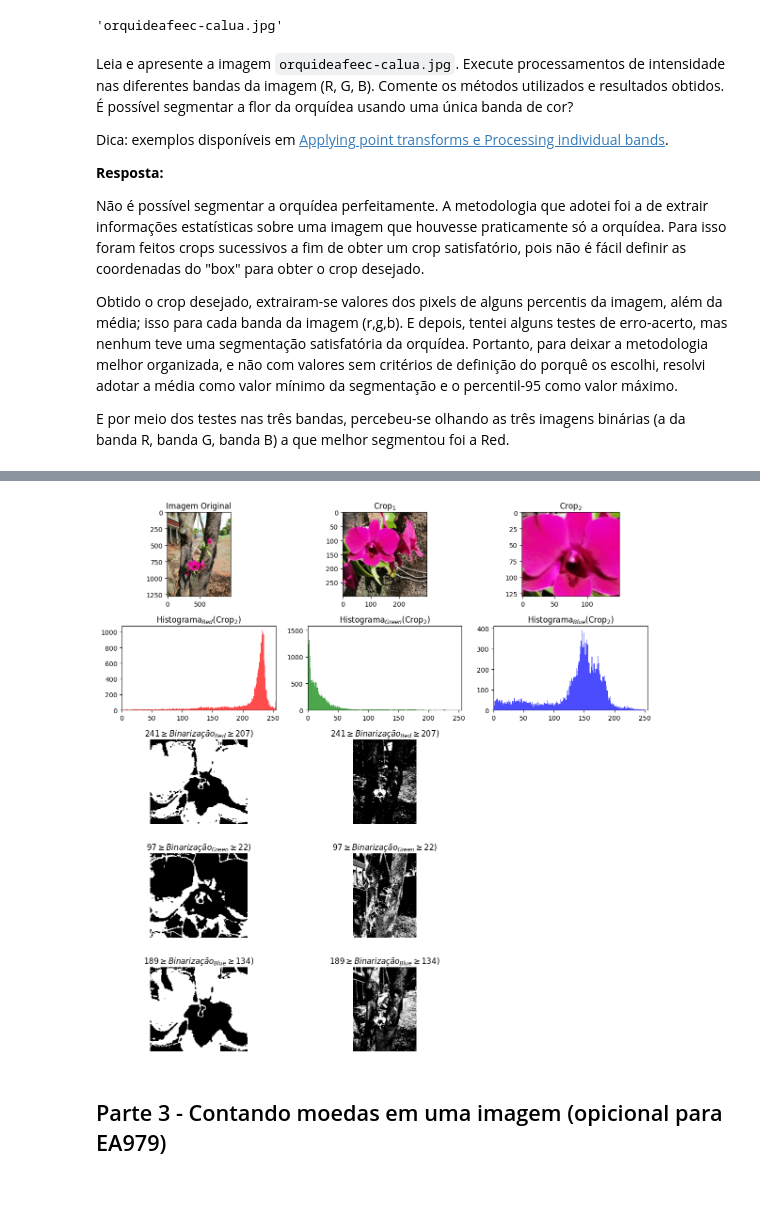
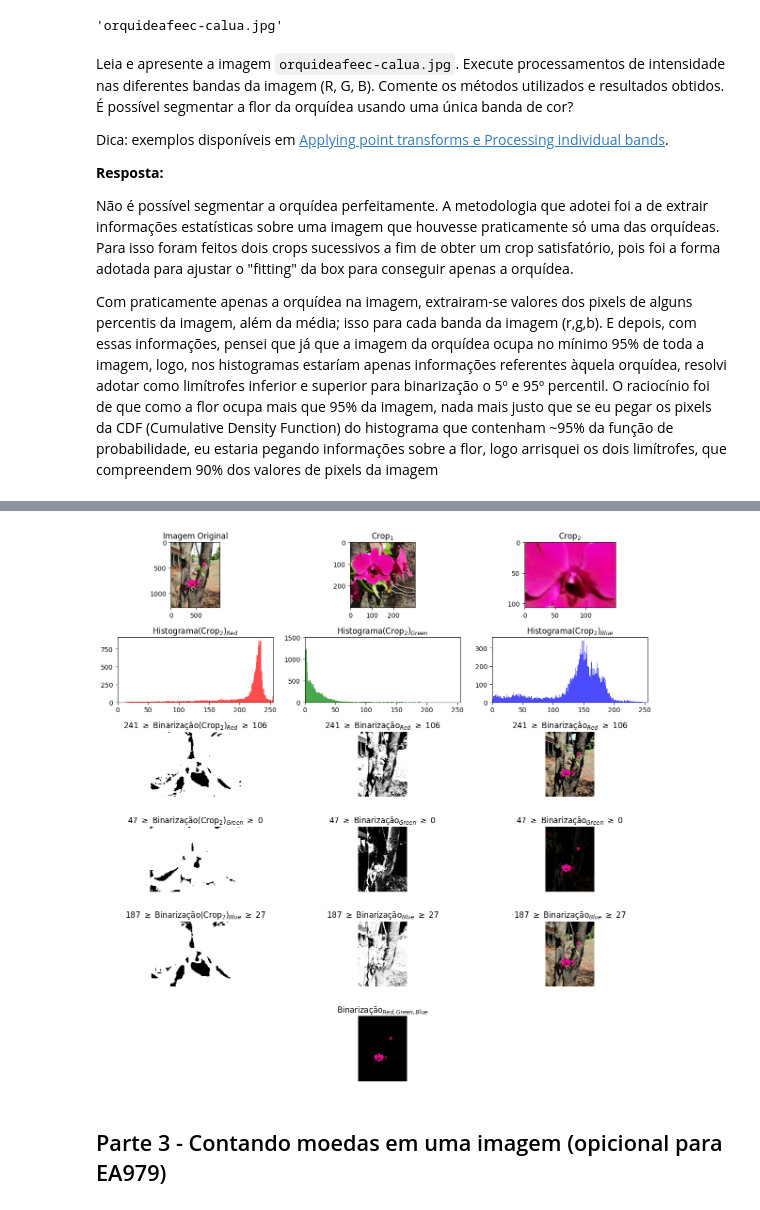
Before and after one commit to UNICAMP-EA979/2026s1-pi03-transforma-ointensidade-BrendonPeres, a Jupyter notebook: Atividade.ipynb, the cells around one changed output, grey strips where cells are left out. Drawn from its saved outputs; the diff is of its cells as text; code cells hidden in the pictures.

```diff
--- a/Atividade.ipynb
+++ b/Atividade.ipynb
@@ -272,13 +272,11 @@ Dica: exemplos disponíveis em [Applying point transforms e Processing individua
 
 **Resposta:**
 
-Não é possível segmentar a orquídea perfeitamente. A metodologia que adotei foi a de extrair informações estatísticas sobre uma imagem que houvesse praticamente só a orquídea. Para isso foram feitos crops sucessivos a fim de obter um crop satisfatório, pois não é fácil definir as coordenadas do "box" para obter o crop desejado.
+Não é possível segmentar a orquídea perfeitamente. A metodologia que adotei foi a de extrair informações estatísticas sobre uma imagem que houvesse praticamente só uma das orquídeas. Para isso foram feitos dois crops sucessivos a fim de obter um crop satisfatório, pois foi a forma adotada para ajustar o "fitting" da box para conseguir apenas a orquídea.
 
-Obtido o crop desejado, extrairam-se valores dos pixels de alguns percentis da imagem, além da média; isso para cada banda da imagem (r,g,b). E depois, tentei alguns testes de erro-acerto, mas nenhum teve uma segmentação satisfatória da orquídea. Portanto, para deixar a metodologia melhor organizada, e não com valores sem critérios de definição do porquê os escolhi, resolvi adotar a média como valor mínimo da segmentação e o percentil-95 como valor máximo.
-
-E por meio dos testes nas três bandas, percebeu-se olhando as três imagens binárias (a da banda R, banda G, banda B) a que melhor segmentou foi a Red.
+Com praticamente apenas a orquídea na imagem, extrairam-se valores dos pixels de alguns percentis da imagem, além da média; isso para cada banda da imagem (r,g,b). E depois, com essas informações, pensei que já que a imagem da orquídea ocupa no mínimo 95% de toda a imagem, logo, nos histogramas estaríam apenas informações referentes àquela orquídea, resolvi adotar como limítrofes inferior e superior para binarização o 5º e 95º percentil. O raciocínio foi de que como a flor ocupa mais que 95% da imagem, nada mais justo que se eu pegar os pixels da CDF (Cumulative Density Function) do histograma que contenham ~95% da função de probabilidade, eu estaria pegando informações sobre a flor, logo arrisquei os dois limítrofes, que compreendem 90% dos valores de pixels da imagem
 # %%
-fig, axes = plt.subplots(5, 3, figsize=(12, 12))
+fig, axes = plt.subplots(6, 3, figsize=(12, 12))
 
 caminho_img = './orquideafeec-calua.jpg'
 
@@ -289,38 +287,41 @@ f1 = Image.open(caminho_img).crop((300, 700, 600, 1000))
 axes[0,1].imshow(f1)
 axes[0,1].set_title(r'Crop$_1$')
 
-f2 = f1.crop((25, 50, 175, 180))
+f2 = f1.crop((26, 60, 175, 167))
 axes[0,2].imshow(f2)
 axes[0,2].set_title(r'Crop$_2$')
 
 f_np = np.array(f2)
 
 axes[1,0].hist(f_np[:,:,0].ravel(), bins=256, range=(0, 255), color='red', alpha=0.7)
-axes[1,0].set_title(r'Histograma$_{Red}$(Crop$_2$)')
+axes[1,0].set_title(r'Histograma(Crop$_2$)$_{Red}$')
 axes[1,0].set_xlim(0, 255)
 
 axes[1,1].hist(f_np[:,:,1].ravel(), bins=256, range=(0, 255), color='green', alpha=0.7)
-axes[1,1].set_title(r'Histograma$_{Green}$(Crop$_2$)')
+axes[1,1].set_title(r'Histograma(Crop$_2$)$_{Green}$')
 axes[1,1].set_xlim(0, 255)
 
 axes[1,2].hist(f_np[:,:,2].ravel(), bins=256, range=(0, 255), color='blue', alpha=0.7)
-axes[1,2].set_title(r'Histograma$_{Blue}$(Crop$_2$)')
+axes[1,2].set_title(r'Histograma(Crop$_2$)$_{Blue}$')
 axes[1,2].set_xlim(0, 255)
 
 
 print(f"Média do canal R: {np.mean(f_np[:,:,0])}")
+print(f"5º Percentil do canal R: {np.percentile(f_np[:,:,0], 5)}")
 print(f"25º Percentil do canal R: {np.percentile(f_np[:,:,0], 25)}")
 print(f"50º Percentil do canal R: {np.median(f_np[:,:,0])}")
 print(f"75º Percentil do canal R: {np.percentile(f_np[:,:,0], 75)}")
 print(f"95º Percentil do canal R: {np.percentile(f_np[:,:,0], 95)}") # Mantido 90 como no seu código original
 
 print(f"\nMédia do canal G: {np.mean(f_np[:,:,1])}")
+print(f"5º Percentil do canal G: {np.percentile(f_np[:,:,1], 5)}")
 print(f"25º Percentil do canal G: {np.percentile(f_np[:,:,1], 25)}")
 print(f"50º Percentil do canal G: {np.median(f_np[:,:,1])}")
 print(f"75º Percentil do canal G: {np.percentile(f_np[:,:,1], 75)}")
 print(f"95º Percentil do canal G: {np.percentile(f_np[:,:,1], 95)}")
 
 print(f"\nMédia do canal B: {np.mean(f_np[:,:,2])}")
+print(f"5º Percentil do canal B: {np.percentile(f_np[:,:,2], 5)}")
 print(f"25º Percentil do canal B: {np.percentile(f_np[:,:,2], 25)}")
 print(f"50º Percentil do canal B: {np.median(f_np[:,:,2])}")
 print(f"75º Percentil do canal B: {np.percentile(f_np[:,:,2], 75)}")
@@ -328,49 +329,66 @@ print(f"95º Percentil do canal B: {np.percentile(f_np[:,:,2], 95)}")
 
 
 
-threshold_red_min = 207
+threshold_red_min = 106#207
 threshold_red_max = 241
-threshold_green_min = 22
-threshold_green_max = 97
-threshold_blue_min = 134
-threshold_blue_max = 189
+threshold_green_min = 0#22
+threshold_green_max = 47#97
+threshold_blue_min = 27#135
+threshold_blue_max = 187
 
 condicao = (f_np[:,:,0] >= threshold_red_min) & (f_np[:,:,0] <= threshold_red_max)
 axes[2,0].imshow(np.where(condicao, 1, 0), cmap='gray')
-axes[2,0].set_title(fr'${threshold_red_max} \geq Binarização_{{Red}} \geq {threshold_red_min})$')
+axes[2,0].set_title(fr'{threshold_red_max} $\geq$ Binarização(Crop$_2$)$_{{Red}}$ $\geq$ {threshold_red_min}')
 axes[2,0].axis('off')
 
 condicao = (f_np[:,:,1] >= threshold_green_min) & (f_np[:,:,1] <= threshold_green_max)
 axes[3,0].imshow(np.where(condicao, 1, 0), cmap='gray')
-axes[3,0].set_title(fr'${threshold_green_max} \geq Binarização_{{Green}} \geq {threshold_green_min})$')
+axes[3,0].set_title(fr'{threshold_green_max} $\geq$ Binarização(Crop$_2$)$_{{Green}}$ $\geq$ {threshold_green_min}')
 axes[3,0].axis('off')
 
 
 condicao = (f_np[:,:,2] >= threshold_blue_min) & (f_np[:,:,2] <= threshold_blue_max)
 axes[4,0].imshow(np.where(condicao, 1, 0), cmap='gray')
-axes[4,0].set_title(fr'${threshold_blue_max} \geq Binarização_{{Blue}} \geq {threshold_blue_min})$')
+axes[4,0].set_title(fr'{threshold_blue_max} $\geq$ Binarização(Crop$_2$)$_{{Blue}}$ $\geq$ {threshold_blue_min}')
 axes[4,0].axis('off')
 
 f_np_orig = np.array(mpimg.imread(caminho_img))
 
 condicao = (f_np_orig[:,:,0] >= threshold_red_min) & (f_np_orig[:,:,0] <= threshold_red_max)
 axes[2,1].imshow(np.where(condicao, 1, 0), cmap='gray')
-axes[2,1].set_title(fr'${threshold_red_max} \geq Binarização_{{Red}} \geq {threshold_red_min})$')
+axes[2,1].set_title(fr'{threshold_red_max} $\geq$ Binarização$_{{Red}}$ $\geq$ {threshold_red_min}')
 axes[2,1].axis('off')
+axes[2,2].imshow(np.where(condicao[:, :, np.newaxis], f_np_orig, 0))
+axes[2,2].set_title(fr'{threshold_red_max} $\geq$ Binarização$_{{Red}}$ $\geq$ {threshold_red_min}')
+axes[2,2].axis('off')
 
 condicao = (f_np_orig[:,:,1] >= threshold_green_min) & (f_np_orig[:,:,1] <= threshold_green_max)
 axes[3,1].imshow(np.where(condicao, 1, 0), cmap='gray')
-axes[3,1].set_title(fr'${threshold_green_max} \geq Binarização_{{Green}} \geq {threshold_green_min})$')
+axes[3,1].set_title(fr'{threshold_green_max} $\geq$ Binarização$_{{Green}}$ $\geq$ {threshold_green_min}')
 axes[3,1].axis('off')
+axes[3,2].imshow(np.where(condicao[:, :, np.newaxis], f_np_orig, 0))
+axes[3,2].set_title(fr'{threshold_green_max} $\geq$ Binarização$_{{Green}}$ $\geq$ {threshold_green_min}')
+axes[3,2].axis('off')
 
 condicao = (f_np_orig[:,:,2] >= threshold_blue_min) & (f_np_orig[:,:,2] <= threshold_blue_max)
 axes[4,1].imshow(np.where(condicao, 1, 0), cmap='gray')
-axes[4,1].set_title(fr'${threshold_blue_max} \geq Binarização_{{Blue}} \geq {threshold_blue_min})$')
+axes[4,1].set_title(fr'{threshold_blue_max} $\geq$ Binarização$_{{Blue}}$ $\geq$ {threshold_blue_min}')
 axes[4,1].axis('off')
+axes[4,2].imshow(np.where(condicao[:, :, np.newaxis], f_np_orig, 0))
+axes[4,2].set_title(fr'{threshold_blue_max} $\geq$ Binarização$_{{Blue}}$ $\geq$ {threshold_blue_min}')
+axes[4,2].axis('off')
 
-axes[2,2].axis('off')
-axes[3,2].axis('off')
-axes[4,2].axis('off')
+
+
+condicao_red = (f_np_orig[:,:,0] >= threshold_red_min) & (f_np_orig[:,:,0] <= threshold_red_max)
+condicao_green = (f_np_orig[:,:,1] >= threshold_green_min) & (f_np_orig[:,:,1] <= threshold_green_max)
+condicao_blue = (f_np_orig[:,:,2] >= threshold_blue_min) & (f_np_orig[:,:,2] <= threshold_blue_max)
+condicao = condicao_blue & condicao_green & condicao_red
+axes[5,1].imshow(np.where(condicao[:, :, np.newaxis], f_np_orig, 0))
+axes[5,1].set_title(r'Binarização$_{Red,Green,Blue}$')
+axes[5,1].axis('off')
+axes[5,0].axis('off')
+axes[5,2].axis('off')
 
 plt.tight_layout()
 plt.show()
@@ -395,4 +416,4 @@ Média do canal B: 134.3640512820513
-[figure, old version]
+[figure, new version]
 # %% [markdown]
 ## Parte 3 - Contando moedas em uma imagem (opicional para EA979)
 # %%
```
Also changed, not shown: parts of 1 cell of this notebook.
